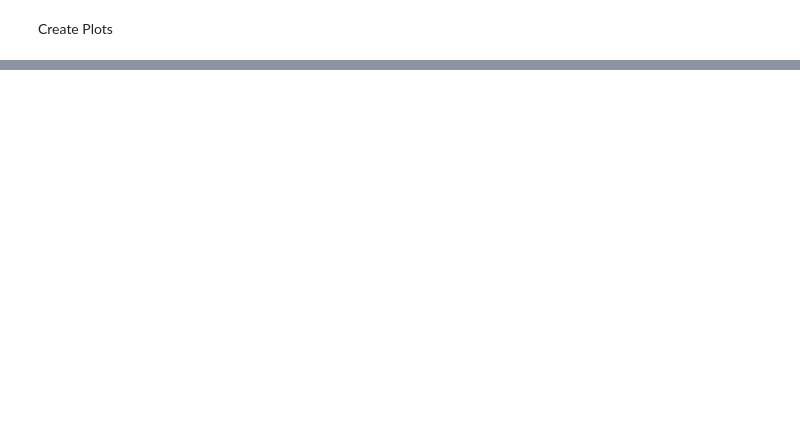
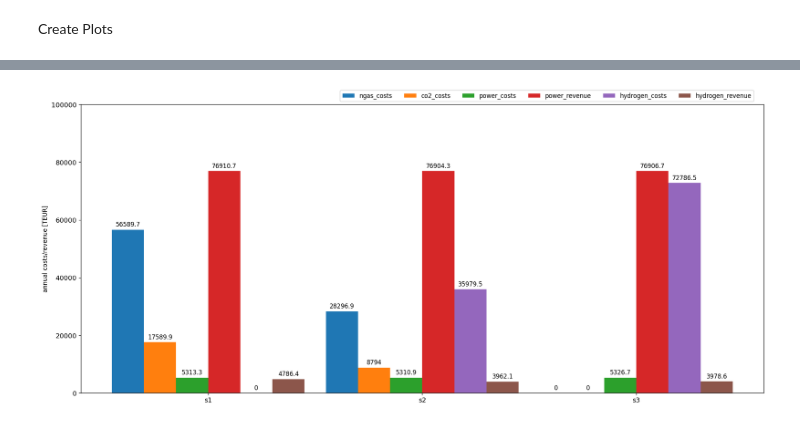
Before and after one commit to HTWK-Interconnected-Energy-Systems/BURN4H2, a Jupyter notebook: postprocessing/postprocessing.ipynb, the cells around one changed output, grey strips where cells are left out. Drawn from its saved outputs; the diff is of its cells as text; code cells hidden in the pictures; blank space fills up the shorter version.

```diff
--- a/postprocessing/postprocessing.ipynb
+++ b/postprocessing/postprocessing.ipynb
@@ -496,7 +520,8 @@ def calc_costs(assets):
     power_revenue = (
         power_data.where(power_data <= 0, 0)
         * assets.input_data['power_price']
-        / 1000).sum()
+        / 1000
+        * -1).sum()
     hydrogen_costs = (
         hydrogen_data.where(hydrogen_data >= 0, 0)
         * H2_PRICE
@@ -504,7 +529,8 @@ def calc_costs(assets):
     hydrogen_revenue = (
         hydrogen_data.where(hydrogen_data <= 0, 0)
         * H2_PRICE
-        / 1000).sum()
+        / 1000
+        * -1).sum()
     df = pd.DataFrame({
         'ngas_costs' : ngas_costs,
         'co2_costs' : co2_costs,
@@ -564,27 +601,29 @@ cost_df_s1
 # %%
 scenarios = ['s1', 's2', 's3']
 cost_data = {}
 
 for cost_position in ['ngas_costs', 'co2_costs', 'power_costs', 'power_revenue', 'hydrogen_costs', 'hydrogen_revenue']:
     data_list = []
     for df in [cost_df_s1, cost_df_s2, cost_df_s3]:
         data_list.append(round(df['value'][cost_position], 1))
     cost_data[cost_position] = data_list
 
 x = np.arange(len(scenarios))
 width = 0.15
 mulitplier = 0
 
 fig, ax = plt.subplots(figsize=(17, 7.5), dpi=120)
 
 for position, data in cost_data.items():
     offset = width * mulitplier
     bars = ax.bar(x + offset, data, width, label=position)
-    ax.bar_label(bars, padding=4)
+    ax.bar_label(bars, padding=3)
     mulitplier += 1
 
-ax.set_xticks(x + width, scenarios)
+ax.set_xticks(x + 2.5*width, scenarios)
 ax.legend(ncol=6, bbox_to_anchor=(0.99, 1.06))
-ax.set_ylim(-100000, 100000)
+ax.set_ylim(0, 100000)
 ax.set_ylabel('annual costs/revenue [TEUR]')
 fig.tight_layout()
+# %% [output]
+[figure, added]
```
Also changed, not shown: parts of 9 cells of this notebook.
